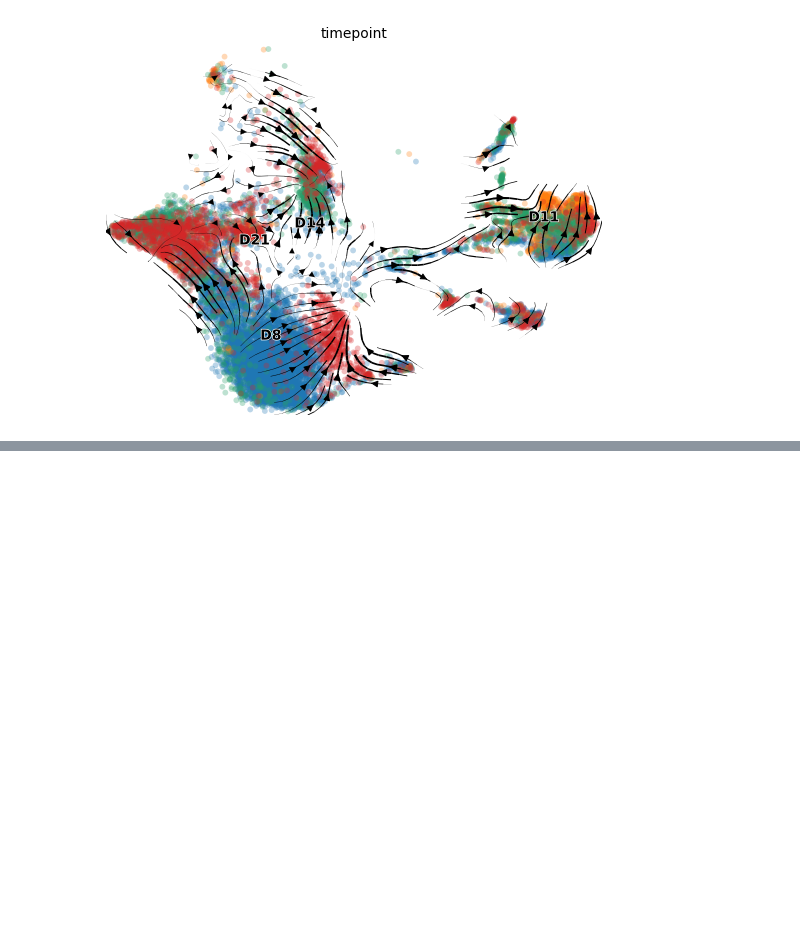
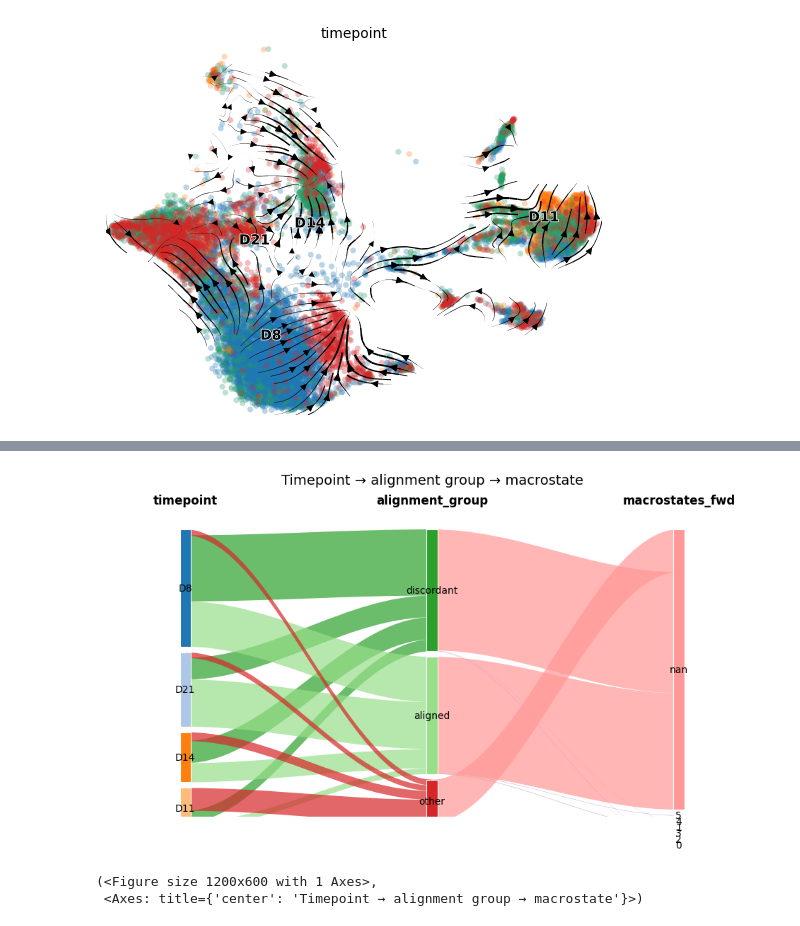
Before and after one commit to liuifrec/scgeo, a Jupyter notebook: notebooks/Velocity_shift_alignment.ipynb, the cells around one changed output, grey strips where cells are left out. Saved outputs shown, nothing was run; the diff lists cells and outputs as text; code cells hidden in the pictures; blank space fills up the shorter version.

```diff
--- a/notebooks/Velocity_shift_alignment.ipynb
+++ b/notebooks/Velocity_shift_alignment.ipynb
@@ -378,0 +391,13 @@ computing velocity embedding
+# %%
+sg.pl.state_flow_alluvial(
+    adata,
+    columns=["timepoint", "alignment_group", "macrostates_fwd"],
+    title="Timepoint → alignment group → macrostate",
+    color_by="target",
+    figsize=(12, 6),
+    min_count=20,
+)
+# %% [output]
+[figure, added]
+(<Figure size 1200x600 with 1 Axes>,
+ <Axes: title={'center': 'Timepoint → alignment group → macrostate'}>)
```
Also changed, not shown: parts of 3 cells of this notebook, 13 other files.
